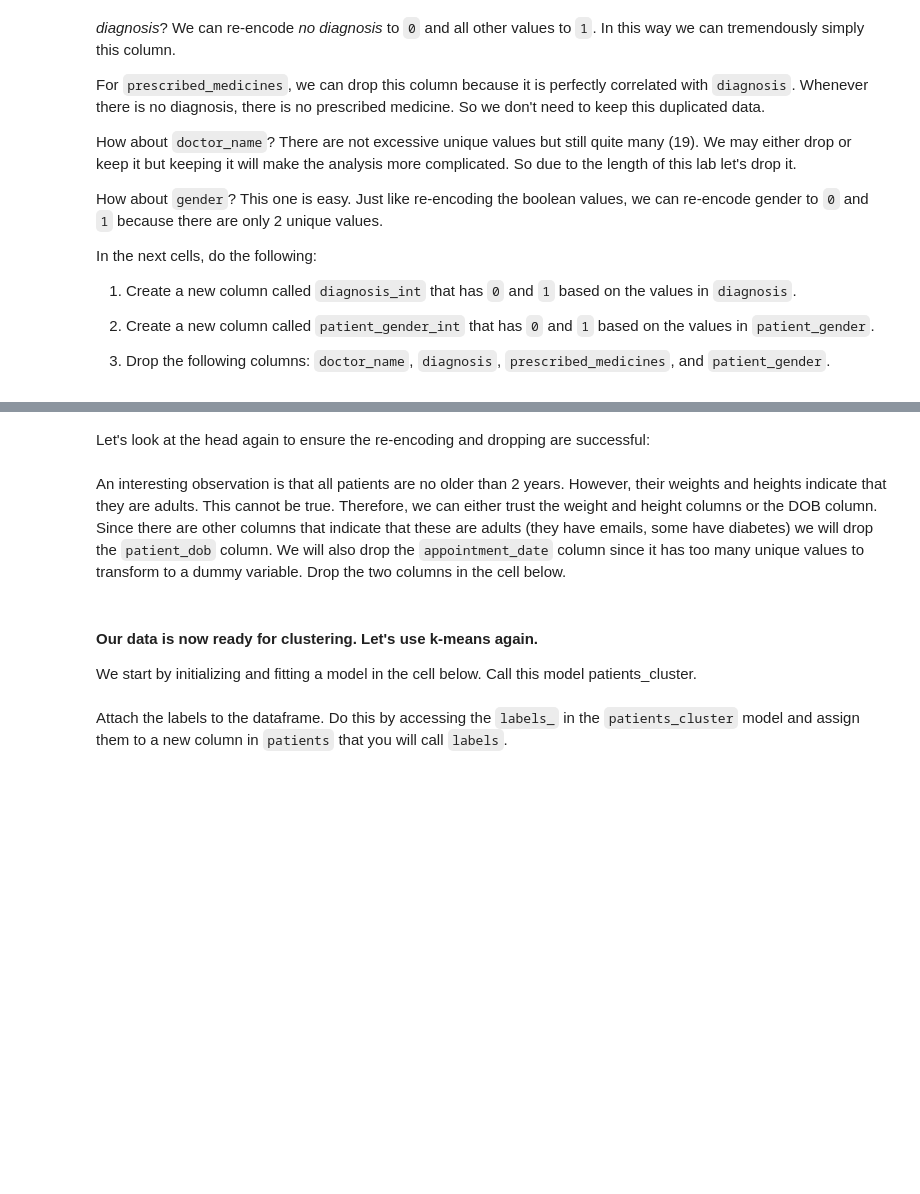
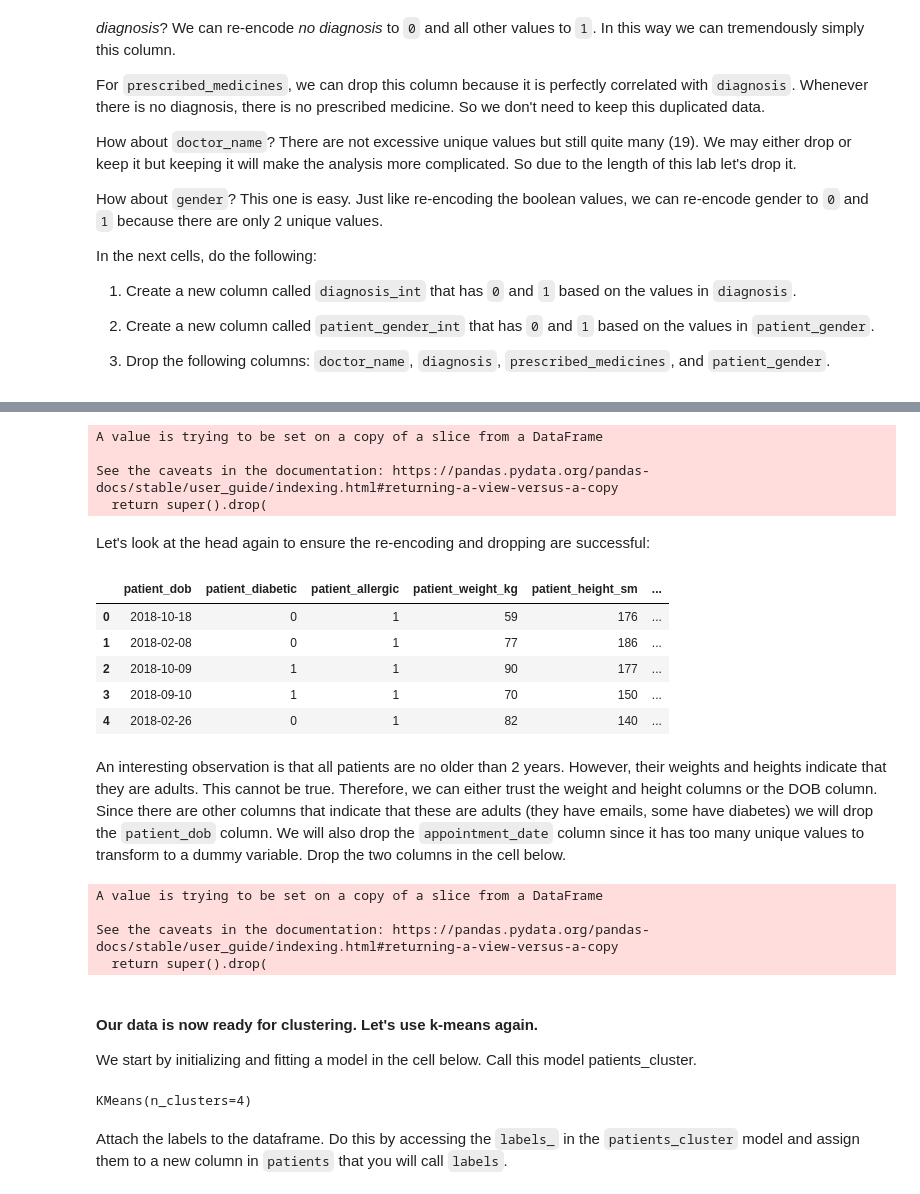
Before and after one commit to ironhack-bcn-data-pt/45-lab-unsupervised-learning-and-sklearn, a Jupyter notebook: your-code/main.ipynb, the cells around one changed output, grey strips where cells are left out. Cells and saved outputs as stored; diff of their text form; code cells hidden in the pictures; blank space fills up the shorter version.

```diff
--- a/your-code/main.ipynb
+++ b/your-code/main.ipynb
@@ -256,0 +343,3 @@ Print the data dtypes to confirm those four `bool` columns are converted to `int
+# %%
+patient_df.loc[:,'is_regular_visit'] = le.fit_transform(patient_df.is_regular_visit)
+patient_df.head(1)
@@ -284,0 +454,3 @@ In the next cells, do the following:
+# %%
+# Your code here:
+patient_df['diagnosis_int'] = patient_df.diagnosis.apply(lambda x: 0 if x == 'no diagnosis' else 1)
@@ -284,0 +463,2 @@ In the next cells, do the following:
+# %%
+patient_df['patient_gender_int'] = patient_df.patient_gender.apply(lambda x: 0 if x == 'Female' else 1)
@@ -285,11 +471,32 @@ In the next cells, do the following:
+# %%
+patient_df.drop(['doctor_name','diagnosis','prescribed_medicines','patient_gender'],axis=1,inplace=True)
+# %% [output]
+A value is trying to be set on a copy of a slice from a DataFrame
+
+See the caveats in the documentation: https://pandas.pydata.org/pandas-docs/stable/user_guide/indexing.html#returning-a-view-versus-a-copy
+  return super().drop(
 # %% [markdown]
 Let's look at the head again to ensure the re-encoding and dropping are successful:
 # %%
 # Your code here:
+patient_df.head(5)
+# %% [output]
+|  | patient_dob | patient_diabetic | patient_allergic | patient_weight_kg | patient_height_sm | ... |
+| 0 | 2018-10-18 | 0 | 1 | 59 | 176 | ... |
+| 1 | 2018-02-08 | 0 | 1 | 77 | 186 | ... |
+| 2 | 2018-10-09 | 1 | 1 | 90 | 177 | ... |
+| 3 | 2018-09-10 | 1 | 1 | 70 | 150 | ... |
+| 4 | 2018-02-26 | 0 | 1 | 82 | 140 | ... |
 # %% [markdown]
 An interesting observation is that all patients are no older than 2 years. However, their weights and heights indicate that they are adults. This cannot be true. Therefore, we can either trust the weight and height columns or the DOB column. Since there are other columns that indicate that these are adults (they have emails, some have diabetes) we will drop the `patient_dob` column. We will also drop the `appointment_date` column since it has too many unique values to transform to a dummy variable. Drop the two columns in the cell below.
 # %%
 # Your code here:
+patient_df.drop(['patient_dob','appointment_date'],axis=1,inplace=True)
+# %% [output]
+A value is trying to be set on a copy of a slice from a DataFrame
+
+See the caveats in the documentation: https://pandas.pydata.org/pandas-docs/stable/user_guide/indexing.html#returning-a-view-versus-a-copy
+  return super().drop(
 # %% [markdown]
 #### Our data is now ready for clustering. Let's use k-means again.
 
@@ -299,3 +509,7 @@ We start by initializing and fitting a model in the cell below. Call this model
+# %%
+patients_cluster.fit(patient_df)
+# %% [output]
+KMeans(n_clusters=4)
 # %% [markdown]
 Attach the labels to the dataframe. Do this by accessing the `labels_` in the `patients_cluster` model and assign them to a new column in `patients` that you will call `labels`.
 # %%
```
Also changed, not shown: parts of 47 cells of this notebook.
